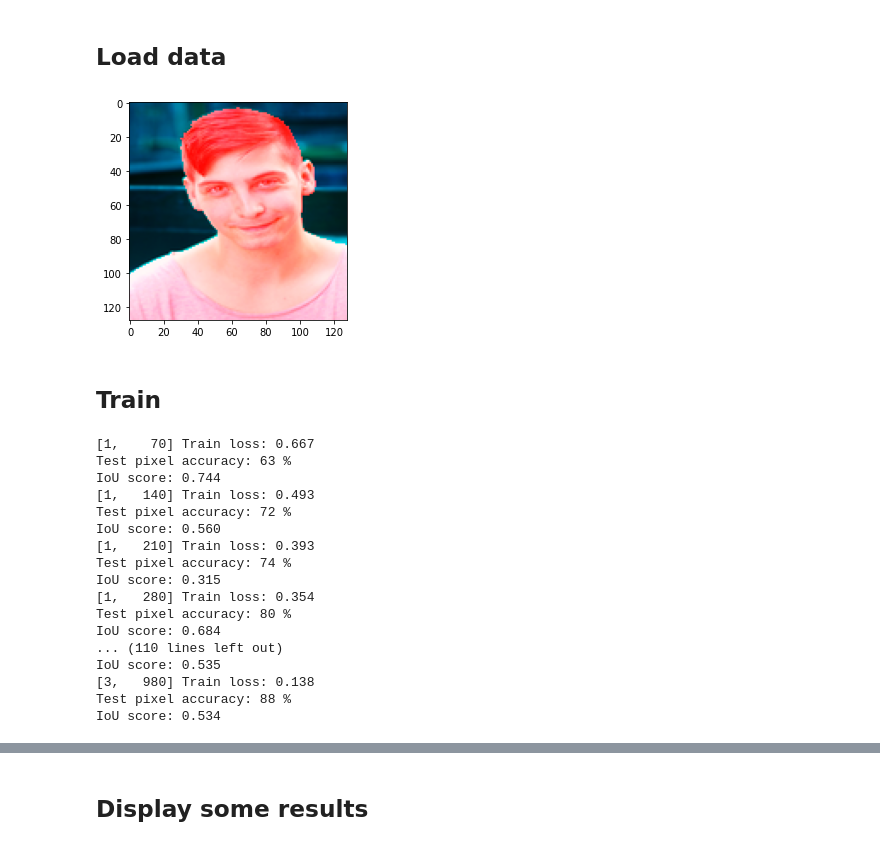
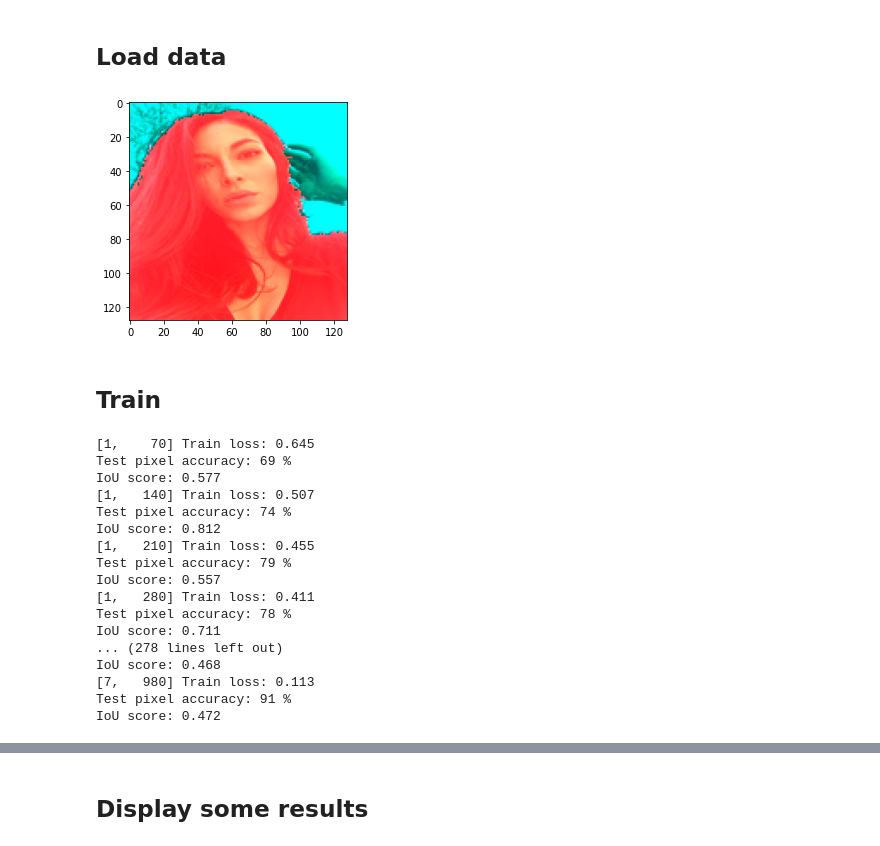
Before and after one commit to annkamsk/ASD-problems, a Jupyter notebook: Ass2.ipynb, the cells around one changed output, grey strips where cells are left out. Drawn from its saved outputs; the diff is of its cells as text; code cells hidden in the pictures.

```diff
--- a/Ass2.ipynb
+++ b/Ass2.ipynb
@@ -189,7 +189,7 @@ class Params:
     bs = 2
     num_workers = 4
     lr = 0.001
-    epochs = 3
+    epochs = 7
     unet_depth = 5
     wf = 3
     log_interval = 70.0
@@ -198,35 +198,35 @@ train_path = '/content/drive/My Drive/MIM/dl_lab/ass2/gsn_img_uint8.npy'
 test_path = '/content/drive/My Drive/MIM/dl_lab/ass2/test_gsn_image.npy'
 train_mask = '/content/drive/My Drive/MIM/dl_lab/ass2/gsn_msk_uint8.npy'
 test_mask_path = '/content/drive/My Drive/MIM/dl_lab/ass2/test_gsn_mask.npy'
-best_model_path = '/content/model.pth'
+best_model_path = '/content/drive/My Drive/MIM/dl_lab/ass2/model.pth'
 
 trains = np.load(train_path)
 masks = np.load(train_mask)
 tests = np.load(test_path)
 test_masks = np.load(test_mask_path)
 
 train_dataset = MyDataset(trains, masks, False)
 test_dataset = MyDataset(tests, test_masks, False)
 trainloader = DataLoader(train_dataset,
                          batch_size=Params.bs,
                          shuffle=True,
                          pin_memory=torch.cuda.is_available(),
                          num_workers=Params.num_workers)
 testloader = DataLoader(test_dataset,
                         batch_size=Params.bs,
                         shuffle=False,
                         pin_memory=torch.cuda.is_available(),
                         num_workers=Params.num_workers)
 
 def imshow(img, target):
   img[:,:,0] = 255 * target
   plt.imshow(img)
   plt.show()
 
 images, targets = iter(trainloader).next()
 imshow(images[0], targets[0])
 # %% [output]
-[figure, old version]
+[figure, new version]
 # %% [markdown]
 ## Train
 # %%
@@ -242,7 +242,8 @@ def get_loss(dataloader, model):
       img, mask = Variable(np.transpose(img.float(), (0,3,1,2))).cuda(), Variable(mask).cuda()
       output = model(img)
       loss += F.cross_entropy(output, mask).item()
-      _, predicted = torch.max(output.data, 1)
+      # returns index of max val in channel dimension (either 0 or 1)
+      _, predicted = torch.max(output.data, dim=1)
       total_train += mask.nelement()
       correct_train += predicted.eq(mask.data).sum().item()
       train_accuracy += (100 * correct_train / total_train)
@@ -308,23 +309,23 @@ def train():
 
 iters, losses, test_losses, ious = train()
 # %% [output]
-[1,    70] Train loss: 0.667
-Test pixel accuracy: 63 %
-IoU score: 0.744
-[1,   140] Train loss: 0.493
-Test pixel accuracy: 72 %
-IoU score: 0.560
-[1,   210] Train loss: 0.393
+[1,    70] Train loss: 0.645
+Test pixel accuracy: 69 %
+IoU score: 0.577
+[1,   140] Train loss: 0.507
 Test pixel accuracy: 74 %
-IoU score: 0.315
-[1,   280] Train loss: 0.354
-Test pixel accuracy: 80 %
-IoU score: 0.684
-... (110 lines left out)
-IoU score: 0.535
-[3,   980] Train loss: 0.138
-Test pixel accuracy: 88 %
-IoU score: 0.534
+IoU score: 0.812
+[1,   210] Train loss: 0.455
+Test pixel accuracy: 79 %
+IoU score: 0.557
+[1,   280] Train loss: 0.411
+Test pixel accuracy: 78 %
+IoU score: 0.711
+... (278 lines left out)
+IoU score: 0.468
+[7,   980] Train loss: 0.113
+Test pixel accuracy: 91 %
+IoU score: 0.472
 # %%
 plt.plot(iters, losses, color='xkcd:teal')
 plt.plot(iters, test_losses, color='xkcd:salmon')
```
Also changed, not shown: parts of 5 cells of this notebook.
